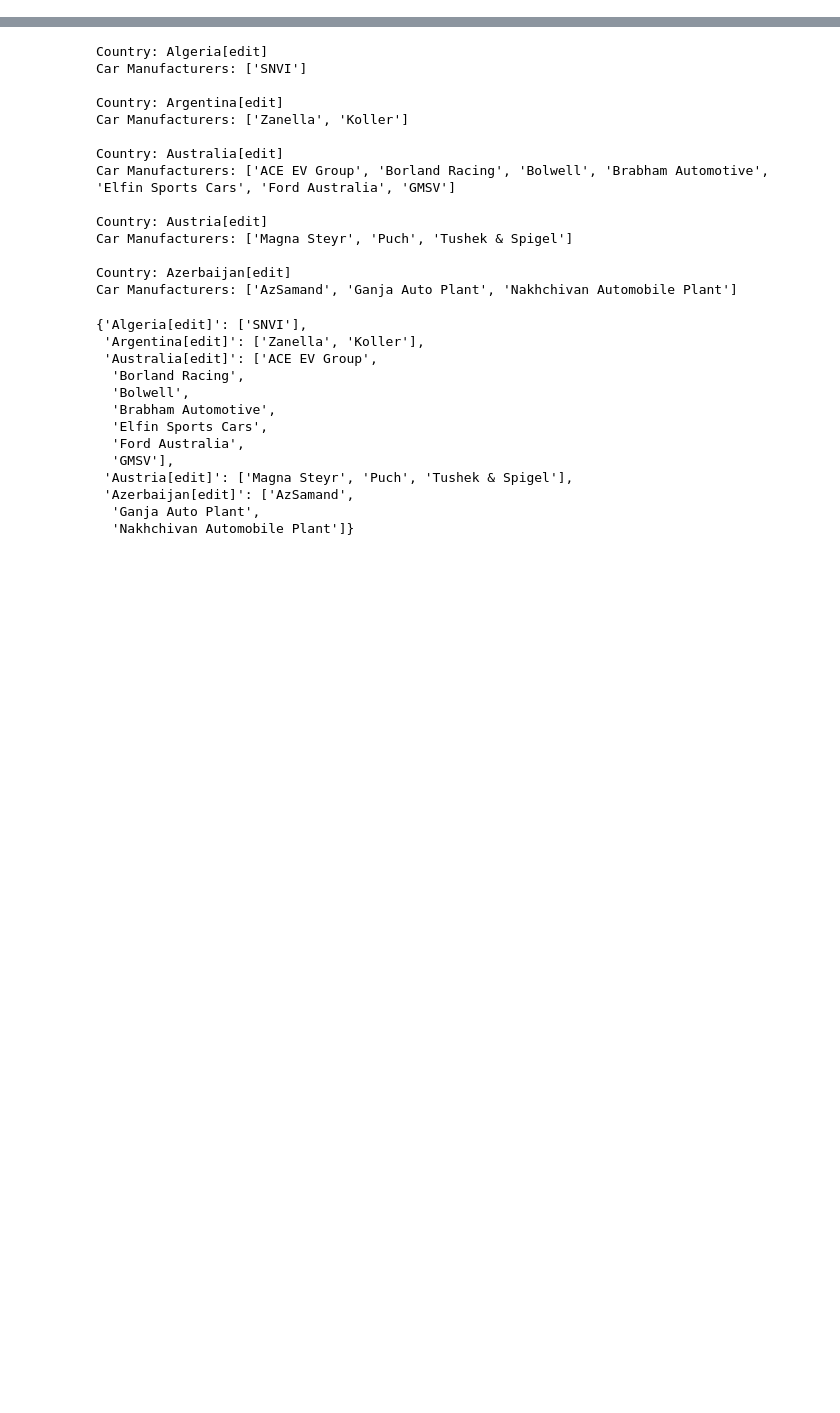
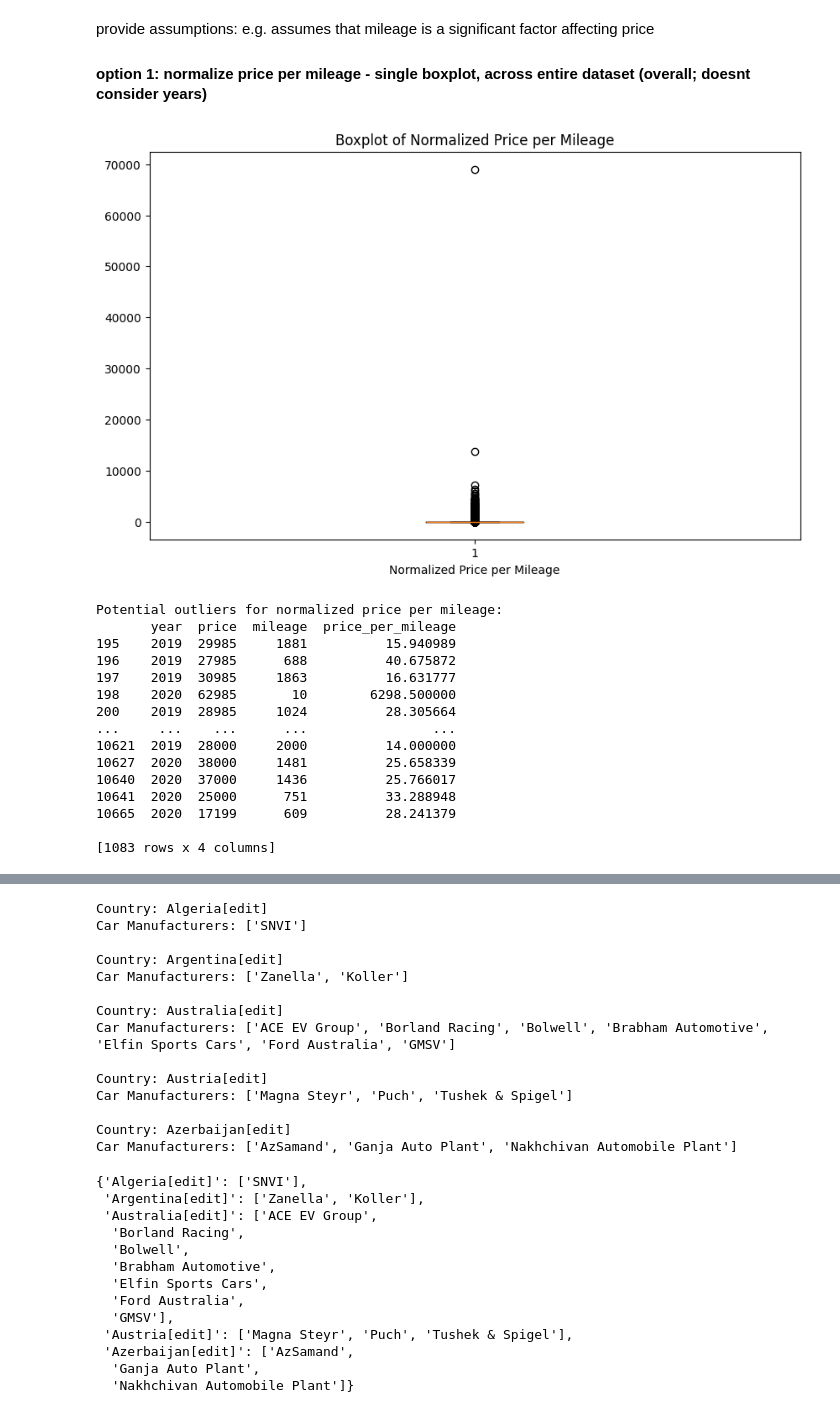
Before and after one commit to j-lepard/Understanding_Used_Car_Prices, a Jupyter notebook: 02.DYLAN.ipynb, the cells around one changed output, grey strips where cells are left out. Saved outputs shown, nothing was run; the diff lists cells and outputs as text; code cells hidden in the pictures; blank space fills up the shorter version.

Commit message:
csv file changes, started EDA process, created various versions of boxplots

```diff
--- a/02.DYLAN.ipynb
+++ b/02.DYLAN.ipynb
@@ -135,0 +139,4 @@ Number of rows in audi.csv: 10781
+# %%
+audi_df = pd.read_csv('data/modified/audi_modified.csv')
+print(audi_df.info())
+audi_df.head()
@@ -135,0 +229,15 @@ Number of rows in audi.csv: 10781
+# %%
+# create a dictionary for mapping transmission values to numeric values
+transmission_mapping = {'Manual': 0, 'Automatic': 1, 'Semi-Auto': 2}
+
+# create a new column 'transmission_numeric' using the mapping
+audi_df['transmission'] = audi_df['transmission'].replace(transmission_mapping)
+
+# # create a dictionary for mapping fuelType values to numeric values
+fueltype_mapping = {'Diesel': 0, 'Petrol': 1, 'Hybrid': 2}
+
+# # create a new column 'fuelType_numeric' using the mapping
+audi_df['fuelType'] = audi_df['fuelType'].replace(fueltype_mapping)
+
+# display the modified DataFrame
+audi_df
@@ -135,0 +295,42 @@ Number of rows in audi.csv: 10781
+# %% [markdown]
+provide assumptions: e.g. assumes that mileage is a significant factor affecting price
+#### option 1: normalize price per mileage - single boxplot, across entire dataset (overall; doesnt consider years)
+# %%
+# Normalize price by mileage
+audi_df['price_per_mileage'] = audi_df['price'] / audi_df['mileage']
+
+# Create a boxplot for 'price_per_mileage' considering 'year'
+plt.figure(figsize=(10, 6))
+plt.boxplot(audi_df['price_per_mileage'])
+plt.xlabel('Normalized Price per Mileage')
+plt.title('Boxplot of Normalized Price per Mileage')
+plt.show()
+
+# Use IQR to identify outliers for normalized price per mileage
+Q1_normalized_price = audi_df['price_per_mileage'].quantile(0.25)
+Q3_normalized_price = audi_df['price_per_mileage'].quantile(0.75)
+IQR_normalized_price = Q3_normalized_price - Q1_normalized_price
+
+# Identify potential outliers for normalized price per mileage
+outliers_normalized_price = audi_df[(audi_df['price_per_mileage'] < Q1_normalized_price - 1.5 * IQR_normalized_price) |
+                                    (audi_df['price_per_mileage'] > Q3_normalized_price + 1.5 * IQR_normalized_price)]
+
+print("Potential outliers for normalized price per mileage:")
+print(outliers_normalized_price[['year', 'price', 'mileage', 'price_per_mileage']])
+# %% [output]
+[figure, added]
+Potential outliers for normalized price per mileage:
+       year  price  mileage  price_per_mileage
+195    2019  29985     1881          15.940989
+196    2019  27985      688          40.675872
+197    2019  30985     1863          16.631777
+198    2020  62985       10        6298.500000
+200    2019  28985     1024          28.305664
+...     ...    ...      ...                ...
+10621  2019  28000     2000          14.000000
+10627  2020  38000     1481          25.658339
+10640  2020  37000     1436          25.766017
+10641  2020  25000      751          33.288948
+10665  2020  17199      609          28.241379
+
+[1083 rows x 4 columns]
```
Also changed, not shown: parts of 43 cells of this notebook, 14 other files.
